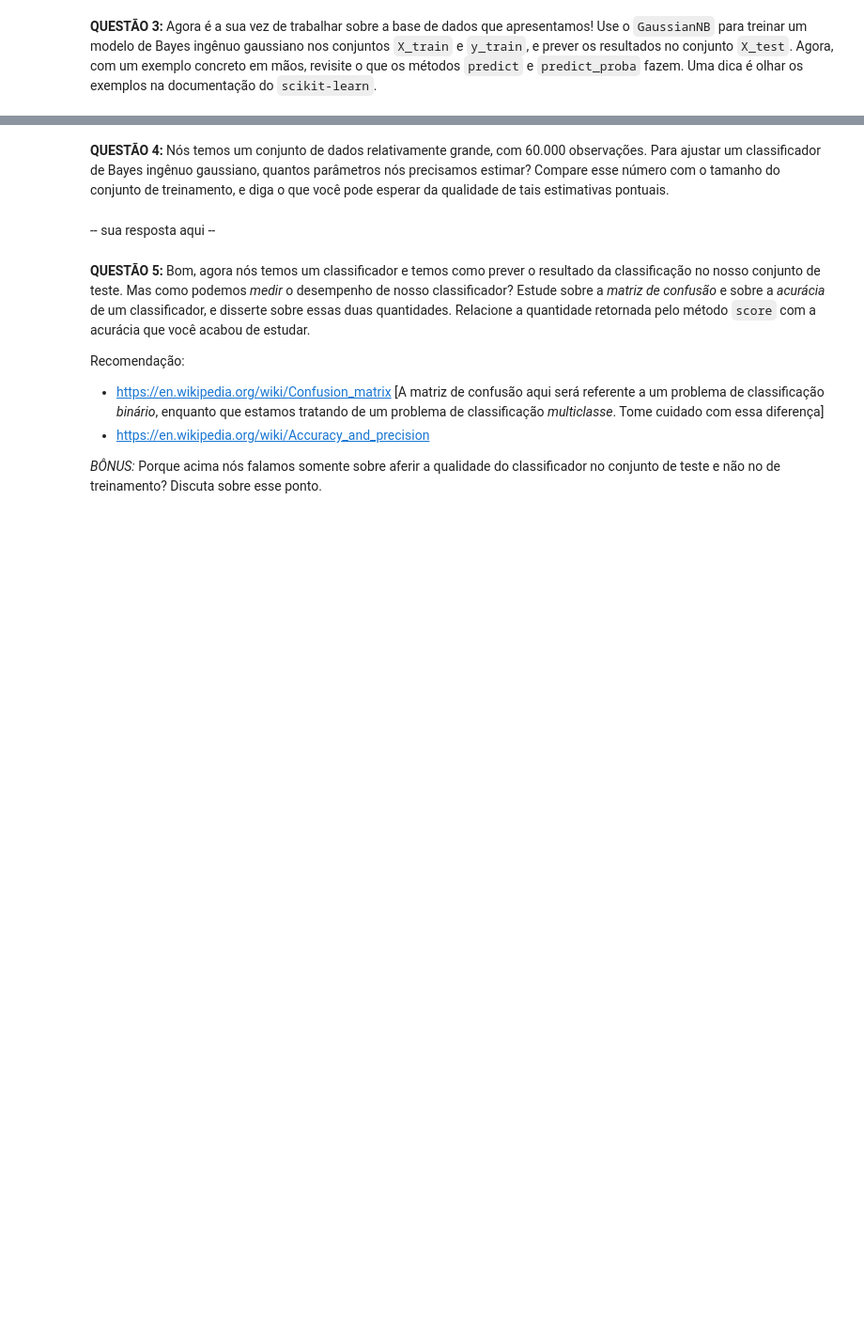
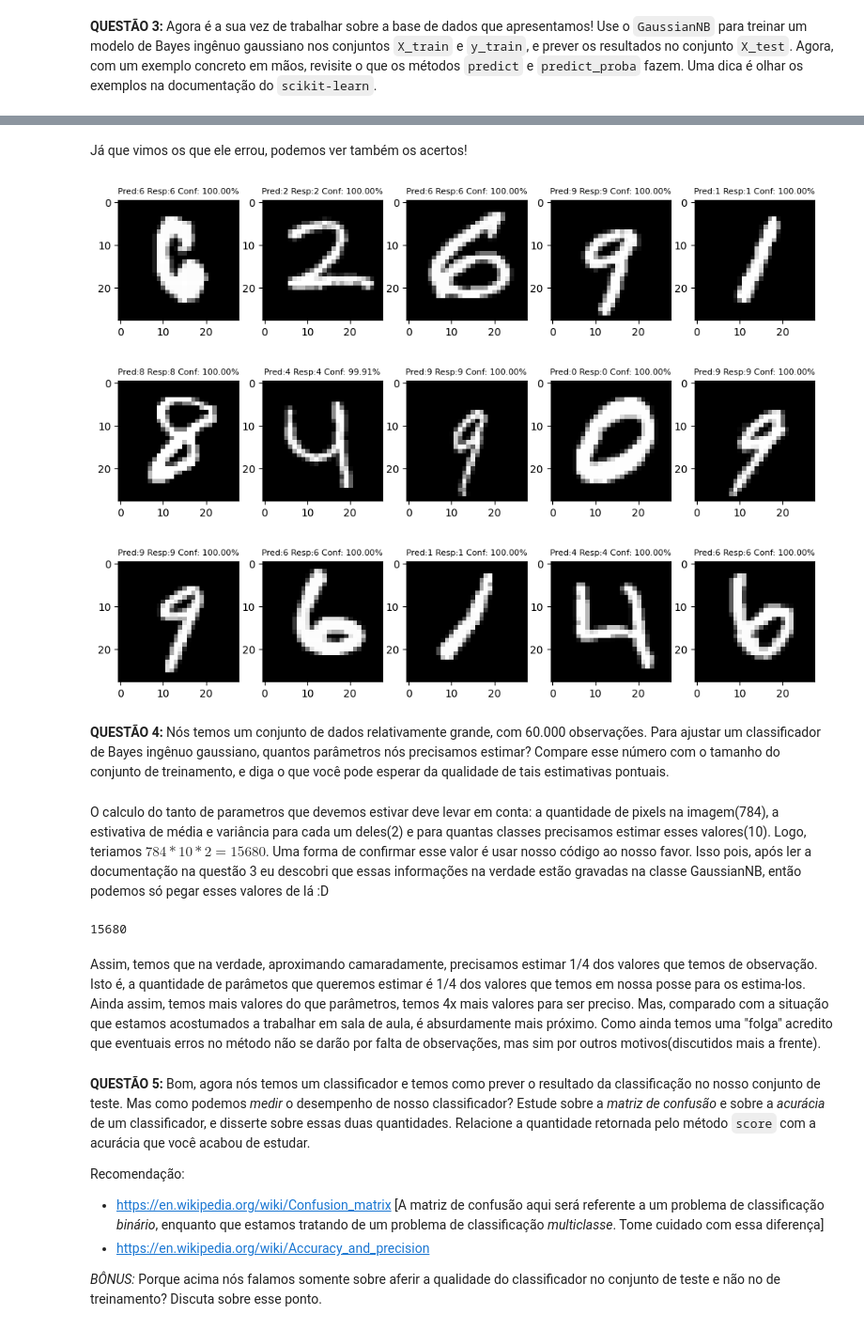
Before and after one commit to andradeigor/Classificador-de-Bayes, a Jupyter notebook: Projeto 02.ipynb, the cells around one changed output, grey strips where cells are left out. Shown at 94% size. Drawn from its saved outputs; the diff is of its cells as text; code cells hidden in the pictures; blank space fills up the shorter version.

```diff
--- a/Projeto 02.ipynb
+++ b/Projeto 02.ipynb
@@ -394,7 +420,31 @@ E assim esses métodos calculam a que classe pertênce cada imagem, não sei se
+# %% [markdown]
+Já que vimos os que ele errou, podemos ver também os acertos!
+# %%
+acertosIndex = []
+for i in range(len(y_test)):
+    if(y_test.values[i]==predicao[i]):
+        acertosIndex.append(i)
+    if(len(acertosIndex) > 14):
+        break
+acertosLista = []
+for i in range(len(acertosIndex)):
+    acertosLista.append([X_test.values[acertosIndex[i]], f'Pred:{predicao[acertosIndex[i]]} Resp:{y_test.values[acertosIndex[i]]} Conf: {max(predicaoPorc[acertosIndex[i]])*100:.2f}%'])
+show_images(list(map(lambda x:x[0],acertosLista)),list(map(lambda x: x[1], acertosLista)), 8)
+# %% [output]
+[figure, added]
 # %% [markdown]
 **QUESTÃO 4:** Nós temos um conjunto de dados relativamente grande, com 60.000 observações. Para ajustar um classificador de Bayes ingênuo gaussiano, quantos parâmetros nós precisamos estimar? Compare esse número com o tamanho do conjunto de treinamento, e diga o que você pode esperar da qualidade de tais estimativas pontuais.
-# %% [markdown]
--- sua resposta aqui --
+# %% [markdown]
+O calculo do tanto de parametros que devemos estivar deve levar em conta: a quantidade de pixels na imagem(784), a estivativa de média e variância para cada um deles(2) e para quantas classes precisamos estimar esses valores(10). Logo, teriamos $784*10*2=15680$. Uma forma de confirmar esse valor é usar nosso código ao nosso favor. Isso pois, após ler a documentação na questão 3 eu descobri que essas informações na verdade estão gravadas na classe GaussianNB, então podemos só pegar esses valores de lá :D
+# %%
+xMedia,yMedia = preditor.theta_.shape
+xVari,yVari = preditor.var_.shape
+
+print(xMedia*yMedia + xVari*yVari)
+# %% [output]
+15680
+# %% [markdown]
+Assim, temos que na verdade, aproximando camaradamente, precisamos estimar 1/4 dos valores que temos de observação. Isto é, a quantidade de parâmetos que queremos estimar é 1/4 dos valores que temos em nossa posse para os estima-los. Ainda assim, temos mais valores do que parâmetros, temos 4x mais valores para ser preciso. Mas, comparado com a situação que estamos acostumados a trabalhar em sala de aula, é absurdamente mais próximo. Como ainda temos uma "folga" acredito que eventuais erros no método não se darão por falta de observações, mas sim por outros motivos(discutidos mais a frente).
 # %% [markdown]
 **QUESTÃO 5:** Bom, agora nós temos um classificador e temos como prever o resultado da classificação no nosso conjunto de teste. Mas como podemos *medir* o desempenho de nosso classificador? Estude sobre a *matriz de confusão* e sobre a *acurácia* de um classificador, e disserte sobre essas duas quantidades. Relacione a quantidade retornada pelo método `score` com a acurácia que você acabou de estudar.
 
```
Also changed, not shown: parts of 6 cells of this notebook.
